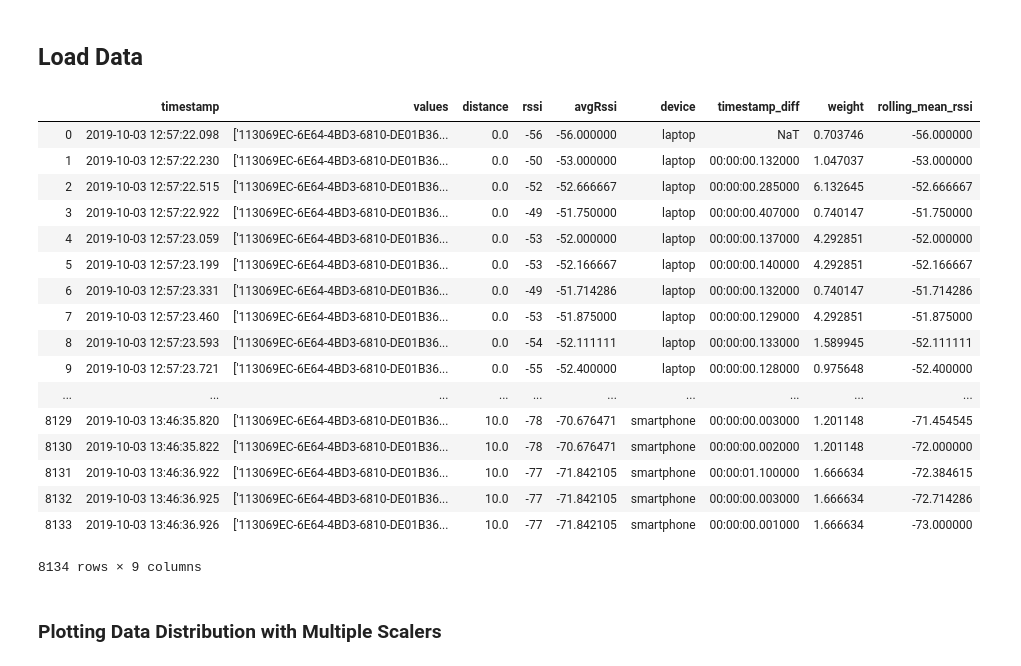
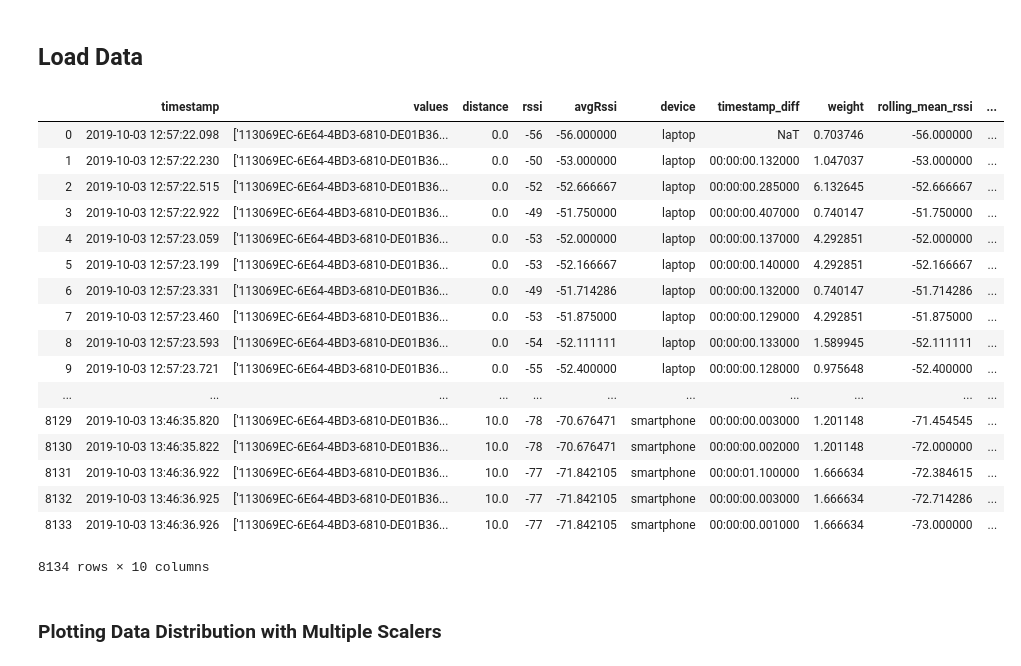
Before and after one commit to YanuX-Framework/YanuX-Cruncher, a Jupyter notebook: BluetoothLowEnergyBeaconsExperiments.ipynb, the cells around one changed output. Drawn from its saved outputs; the diff is of its cells as text; code cells hidden in the pictures.

```diff
--- a/BluetoothLowEnergyBeaconsExperiments.ipynb
+++ b/BluetoothLowEnergyBeaconsExperiments.ipynb
@@ -16,8 +16,8 @@ import numpy as np
 # Pandas
 import pandas as pd
 pd.plotting.register_matplotlib_converters()
-pd.set_option('display.min_rows', 250)
-pd.set_option('display.max_rows', 500)
+pd.set_option('display.min_rows', 100)
+pd.set_option('display.max_rows', 200)
 
 # Matplotlib
 import matplotlib.pyplot as plt
@@ -37,6 +37,7 @@ from sklearn.svm import SVR, NuSVR
 from sklearn.model_selection import GridSearchCV, StratifiedKFold, cross_validate, cross_val_score, cross_val_predict
 from sklearn.metrics import make_scorer, explained_variance_score, max_error, mean_absolute_error, mean_squared_error, median_absolute_error, r2_score
 from sklearn.preprocessing import StandardScaler, MinMaxScaler, RobustScaler, scale, minmax_scale, robust_scale
+from sklearn.externals import joblib
 # %% [markdown]
 ## Constants and Helper Functions
 # %%
@@ -167,51 +168,61 @@ collections = {
 # Initialize a dictionary that will store the dataframes for each of the devices, indexed by the device name.
 tables = {}
 # Iterate over the data collection task defined above
 for name, device in collections.items():
     # Initialize a list to collect the logs for each of the distances.
     logs = []
     # Iterate over each of the distances collected for the device.
     for d in device['distances']:
         # Load the corresponding file based on the following pattern
         logs.append(log_loader('data/beacons/'+name+'/beacons-'+str(d)+'.json', device['targets'], d))
     # Conver the list of logs to a DataFrame and story in the tables dictionary indexed by the device name.
     tables[name] = convert_logs_to_dataframe(logs)
     # Add a column to the DataFrame which identifies each of each lines as belonging to a certain device.
     tables[name]['device'] = name
 
 # Concatenate the DataFrames for each device into a single DataFrame (recreate the index while at it).
 data = pd.concat(tables.values(), ignore_index=True)
 # Group the data by Device and Distance, apply the "per_collector_device_distance" function.
 # NOTE: This is needed to perform a few extra computations for each of the logging sessions. I could have probably done this
 # while loading the data but I decided to keep things separate. However, this may need to be changed if in the future
 # grouping turns out not to be enough to slice the data on "per log" basis.
 data = data.groupby(['device','distance']).apply(per_group).reset_index(drop=True)
 
+# Just setting some proximity labels based on distance.
+# This may be useful if we end up deciding that classification is better than regression for our use case.
+# The labels are open to discussion, but these distances are based on Edward T. Hall proxemics theory:
+# - https://en.wikipedia.org/wiki/Proxemics#/media/File:Personal_Space.svg
+data.loc[data.distance <= 0.4572, 'proximity'] = 'intimate_space'
+data.loc[(data['distance'] > 0.4572) & (data['distance'] <= 1.2192), 'proximity'] = 'personal_space'
+data.loc[(data['distance'] > 1.2192) & (data['distance'] <= 3.6576), 'proximity'] = 'social_space'
+data.loc[(data['distance'] > 3.6576) & (data['distance'] <= 7.62), 'proximity'] = 'public_space'
+data.loc[data['distance'] > 7.62, 'proximity'] = 'far_away'
+
 # Save the DataFrame to a CSV file.
 data.to_csv('out/beacons.csv')
 # Save the DataFrame to an Excel file
 data.to_excel('out/beacons.xlsx')
 # Display the DataFrame
 data
 # %% [output]
-|  | timestamp | values | distance | rssi | avgRssi | device | timestamp_diff | weight | rolling_mean_rssi |
-| 0 | 2019-10-03 12:57:22.098 | ['113069EC-6E64-4BD3-6810-DE01B36... | 0.0 | -56 | -56.000000 | laptop | NaT | 0.703746 | -56.000000 |
-| 1 | 2019-10-03 12:57:22.230 | ['113069EC-6E64-4BD3-6810-DE01B36... | 0.0 | -50 | -53.000000 | laptop | 00:00:00.132000 | 1.047037 | -53.000000 |
-| 2 | 2019-10-03 12:57:22.515 | ['113069EC-6E64-4BD3-6810-DE01B36... | 0.0 | -52 | -52.666667 | laptop | 00:00:00.285000 | 6.132645 | -52.666667 |
-| 3 | 2019-10-03 12:57:22.922 | ['113069EC-6E64-4BD3-6810-DE01B36... | 0.0 | -49 | -51.750000 | laptop | 00:00:00.407000 | 0.740147 | -51.750000 |
-| 4 | 2019-10-03 12:57:23.059 | ['113069EC-6E64-4BD3-6810-DE01B36... | 0.0 | -53 | -52.000000 | laptop | 00:00:00.137000 | 4.292851 | -52.000000 |
-| 5 | 2019-10-03 12:57:23.199 | ['113069EC-6E64-4BD3-6810-DE01B36... | 0.0 | -53 | -52.166667 | laptop | 00:00:00.140000 | 4.292851 | -52.166667 |
-| 6 | 2019-10-03 12:57:23.331 | ['113069EC-6E64-4BD3-6810-DE01B36... | 0.0 | -49 | -51.714286 | laptop | 00:00:00.132000 | 0.740147 | -51.714286 |
-| 7 | 2019-10-03 12:57:23.460 | ['113069EC-6E64-4BD3-6810-DE01B36... | 0.0 | -53 | -51.875000 | laptop | 00:00:00.129000 | 4.292851 | -51.875000 |
-| 8 | 2019-10-03 12:57:23.593 | ['113069EC-6E64-4BD3-6810-DE01B36... | 0.0 | -54 | -52.111111 | laptop | 00:00:00.133000 | 1.589945 | -52.111111 |
-| 9 | 2019-10-03 12:57:23.721 | ['113069EC-6E64-4BD3-6810-DE01B36... | 0.0 | -55 | -52.400000 | laptop | 00:00:00.128000 | 0.975648 | -52.400000 |
-| ... | ... | ... | ... | ... | ... | ... | ... | ... | ... |
-| 8129 | 2019-10-03 13:46:35.820 | ['113069EC-6E64-4BD3-6810-DE01B36... | 10.0 | -78 | -70.676471 | smartphone | 00:00:00.003000 | 1.201148 | -71.454545 |
-| 8130 | 2019-10-03 13:46:35.822 | ['113069EC-6E64-4BD3-6810-DE01B36... | 10.0 | -78 | -70.676471 | smartphone | 00:00:00.002000 | 1.201148 | -72.000000 |
-| 8131 | 2019-10-03 13:46:36.922 | ['113069EC-6E64-4BD3-6810-DE01B36... | 10.0 | -77 | -71.842105 | smartphone | 00:00:01.100000 | 1.666634 | -72.384615 |
-| 8132 | 2019-10-03 13:46:36.925 | ['113069EC-6E64-4BD3-6810-DE01B36... | 10.0 | -77 | -71.842105 | smartphone | 00:00:00.003000 | 1.666634 | -72.714286 |
-| 8133 | 2019-10-03 13:46:36.926 | ['113069EC-6E64-4BD3-6810-DE01B36... | 10.0 | -77 | -71.842105 | smartphone | 00:00:00.001000 | 1.666634 | -73.000000 |
+|  | timestamp | values | distance | rssi | avgRssi | device | timestamp_diff | weight | rolling_mean_rssi | ... |
+| 0 | 2019-10-03 12:57:22.098 | ['113069EC-6E64-4BD3-6810-DE01B36... | 0.0 | -56 | -56.000000 | laptop | NaT | 0.703746 | -56.000000 | ... |
+| 1 | 2019-10-03 12:57:22.230 | ['113069EC-6E64-4BD3-6810-DE01B36... | 0.0 | -50 | -53.000000 | laptop | 00:00:00.132000 | 1.047037 | -53.000000 | ... |
+| 2 | 2019-10-03 12:57:22.515 | ['113069EC-6E64-4BD3-6810-DE01B36... | 0.0 | -52 | -52.666667 | laptop | 00:00:00.285000 | 6.132645 | -52.666667 | ... |
+| 3 | 2019-10-03 12:57:22.922 | ['113069EC-6E64-4BD3-6810-DE01B36... | 0.0 | -49 | -51.750000 | laptop | 00:00:00.407000 | 0.740147 | -51.750000 | ... |
+| 4 | 2019-10-03 12:57:23.059 | ['113069EC-6E64-4BD3-6810-DE01B36... | 0.0 | -53 | -52.000000 | laptop | 00:00:00.137000 | 4.292851 | -52.000000 | ... |
+| 5 | 2019-10-03 12:57:23.199 | ['113069EC-6E64-4BD3-6810-DE01B36... | 0.0 | -53 | -52.166667 | laptop | 00:00:00.140000 | 4.292851 | -52.166667 | ... |
+| 6 | 2019-10-03 12:57:23.331 | ['113069EC-6E64-4BD3-6810-DE01B36... | 0.0 | -49 | -51.714286 | laptop | 00:00:00.132000 | 0.740147 | -51.714286 | ... |
+| 7 | 2019-10-03 12:57:23.460 | ['113069EC-6E64-4BD3-6810-DE01B36... | 0.0 | -53 | -51.875000 | laptop | 00:00:00.129000 | 4.292851 | -51.875000 | ... |
+| 8 | 2019-10-03 12:57:23.593 | ['113069EC-6E64-4BD3-6810-DE01B36... | 0.0 | -54 | -52.111111 | laptop | 00:00:00.133000 | 1.589945 | -52.111111 | ... |
+| 9 | 2019-10-03 12:57:23.721 | ['113069EC-6E64-4BD3-6810-DE01B36... | 0.0 | -55 | -52.400000 | laptop | 00:00:00.128000 | 0.975648 | -52.400000 | ... |
+| ... | ... | ... | ... | ... | ... | ... | ... | ... | ... | ... |
+| 8129 | 2019-10-03 13:46:35.820 | ['113069EC-6E64-4BD3-6810-DE01B36... | 10.0 | -78 | -70.676471 | smartphone | 00:00:00.003000 | 1.201148 | -71.454545 | ... |
+| 8130 | 2019-10-03 13:46:35.822 | ['113069EC-6E64-4BD3-6810-DE01B36... | 10.0 | -78 | -70.676471 | smartphone | 00:00:00.002000 | 1.201148 | -72.000000 | ... |
+| 8131 | 2019-10-03 13:46:36.922 | ['113069EC-6E64-4BD3-6810-DE01B36... | 10.0 | -77 | -71.842105 | smartphone | 00:00:01.100000 | 1.666634 | -72.384615 | ... |
+| 8132 | 2019-10-03 13:46:36.925 | ['113069EC-6E64-4BD3-6810-DE01B36... | 10.0 | -77 | -71.842105 | smartphone | 00:00:00.003000 | 1.666634 | -72.714286 | ... |
+| 8133 | 2019-10-03 13:46:36.926 | ['113069EC-6E64-4BD3-6810-DE01B36... | 10.0 | -77 | -71.842105 | smartphone | 00:00:00.001000 | 1.666634 | -73.000000 | ... |
-8134 rows × 9 columns
+8134 rows × 10 columns
 # %% [markdown]
 ### Plotting Data Distribution with Multiple Scalers
 # %%
```
Also changed, not shown: parts of 20 cells of this notebook.
